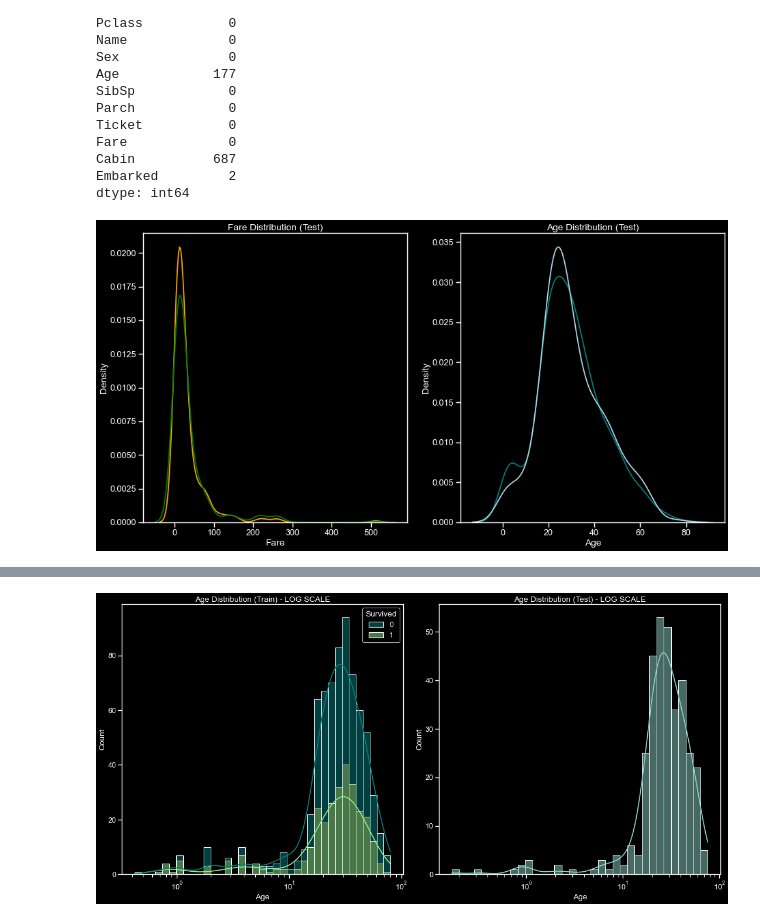
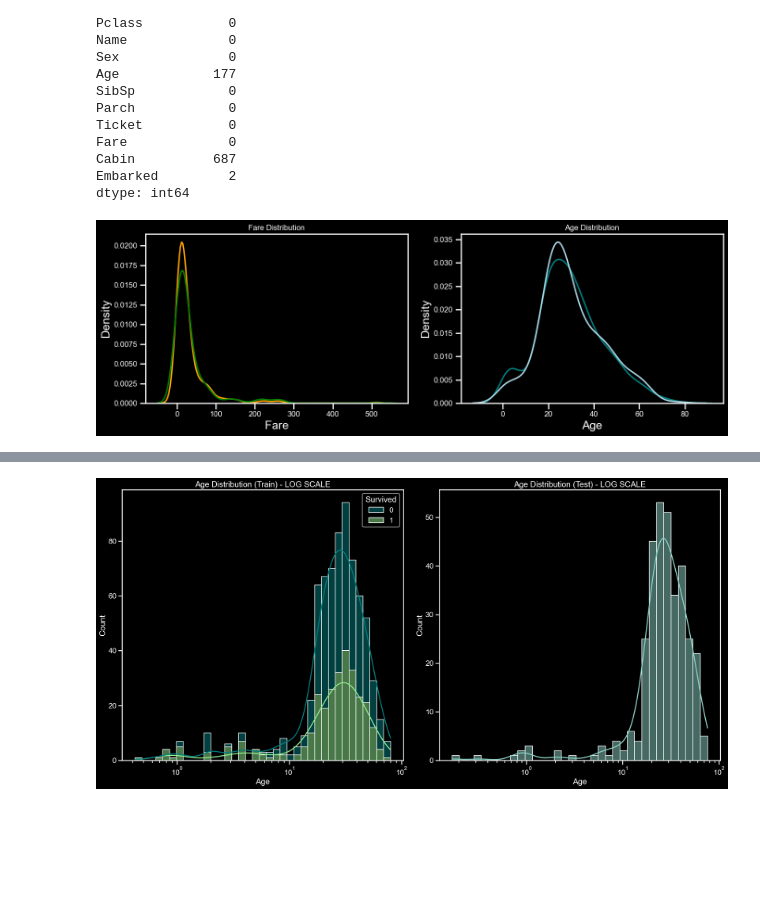
Before and after one commit to aws-hue/titanic_kaggle, a Jupyter notebook: pipline code.ipynb, the cells around one changed output, grey strips where cells are left out. Cells and saved outputs as stored; diff of their text form; code cells hidden in the pictures; blank space fills up the shorter version.

```diff
--- a/pipline code.ipynb
+++ b/pipline code.ipynb
@@ -63,24 +73,21 @@ Cabin          687
 Embarked         2
 dtype: int64
 # %%
+fig, axes = plt.subplots(1, 2, figsize=(14, 5))
 
-plt.subplot(1,2,1)
-sns.kdeplot(train_df['Fare'],  color='orange')
-plt.title('Fare Distribution (Train)')
+sns.kdeplot(train_df['Fare'], ax=axes[0], color='orange')
+axes[0].set_title('Fare Distribution',  fontsize=12)
+axes[0].tick_params(axis='both', labelsize=12)
 
-plt.subplot(1,2,2)
-sns.kdeplot(train_df['Age'] , color='teal', )
-plt.title('Age Distribution (Train)')
+sns.kdeplot(train_df['Age'], ax=axes[1], color='teal')
+axes[1].set_title('Age Distribution',  fontsize=12)
+axes[1].tick_params(axis='both', labelsize=12)
 
+# Графики для тестовой выборки (например, добавить на те же оси)
+sns.kdeplot(test_df['Fare'], ax=axes[0], color='green')
+sns.kdeplot(test_df['Age'], ax=axes[1], color='lightblue')
 
-plt.subplot(1,2,1)
-sns.kdeplot(test_df['Fare'],  color='green')
-plt.title('Fare Distribution (Test)')
-
-plt.subplot (1,2,2)
-sns.kdeplot(test_df['Age'] , color='lightblue', )
-plt.title('Age Distribution (Test)')
-
+plt.tight_layout()
 plt.show()
 # %% [output]
-[figure, old version]
+[figure, new version]
```
Also changed, not shown: parts of 15 cells of this notebook.
